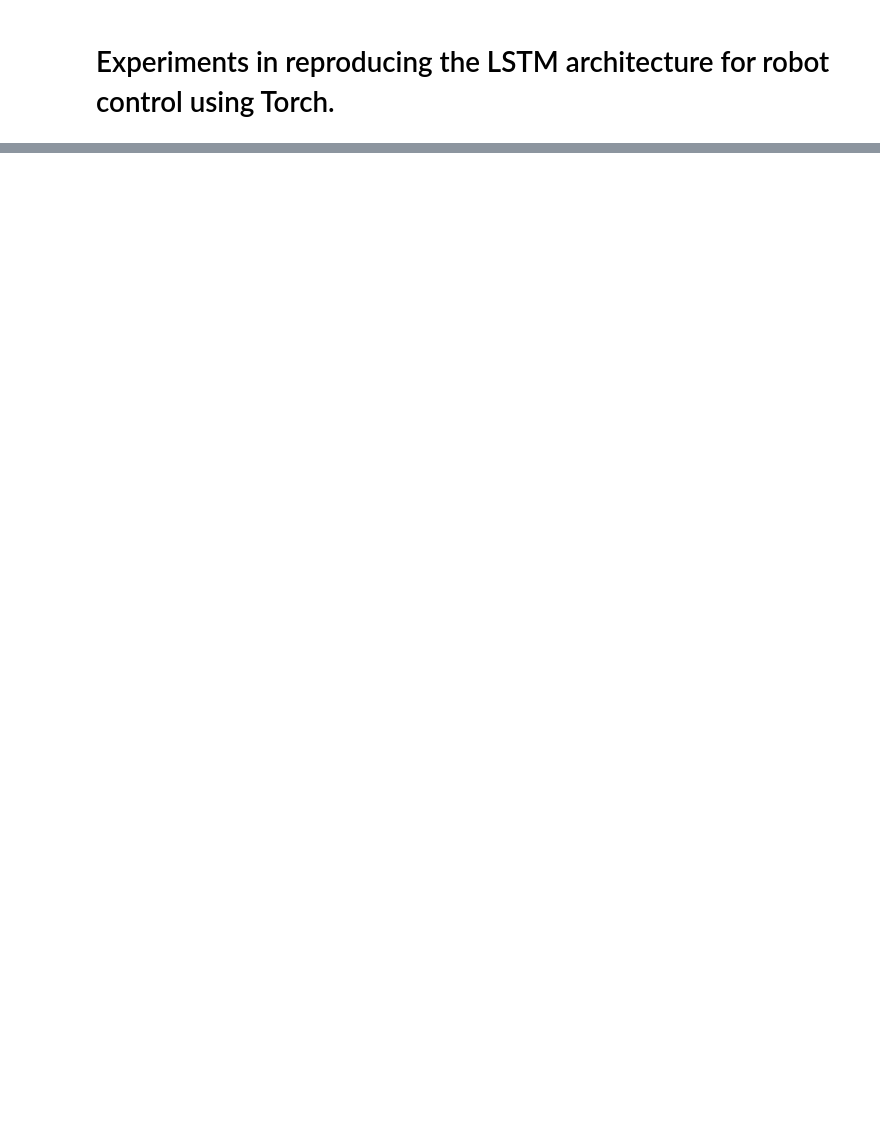
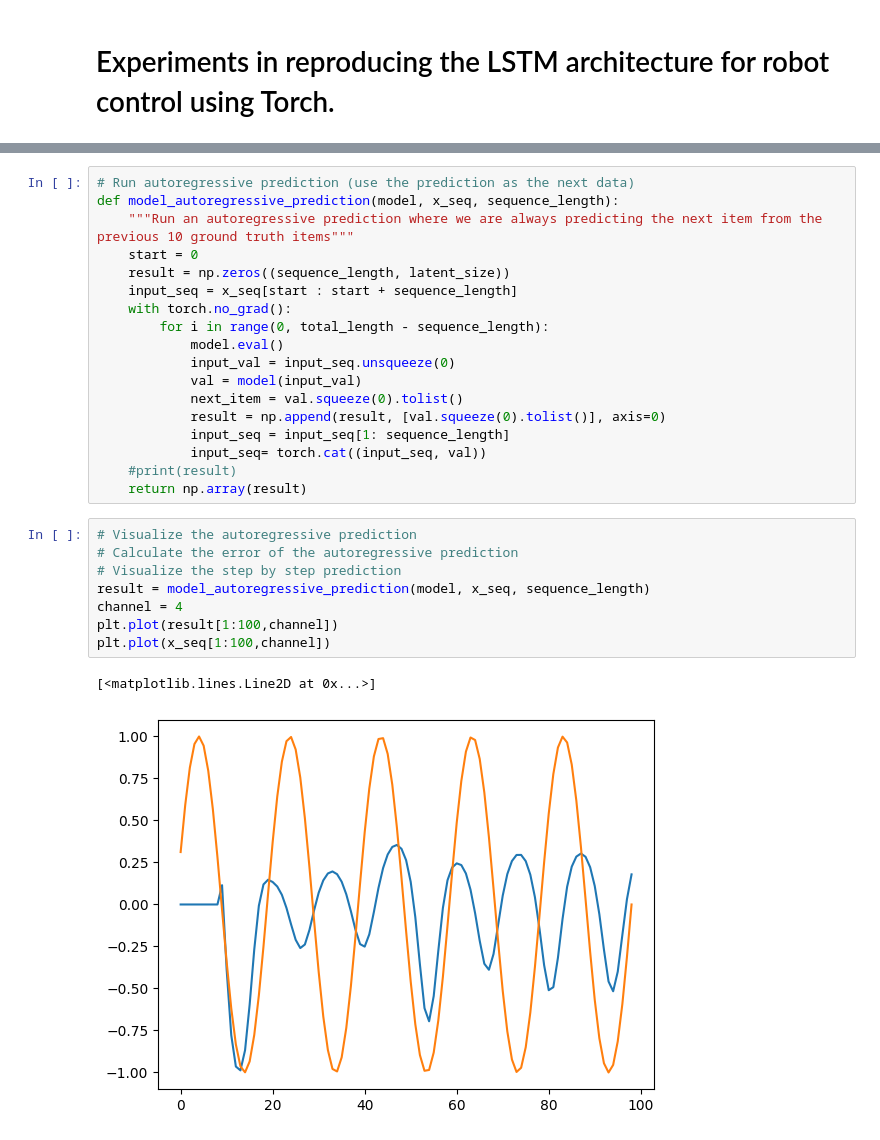
Before and after one commit to Sahara-Sheik/Robotic-Vision, a Jupyter notebook: src/notebooks/LSTM_experiments.ipynb, the cells around one changed output, grey strips where cells are left out. Drawn from its saved outputs; the diff is of its cells as text; blank space fills up the shorter version.

```diff
--- a/src/notebooks/LSTM_experiments.ipynb
+++ b/src/notebooks/LSTM_experiments.ipynb
@@ -279,0 +267,29 @@ plt.plot(dat_origg[4].numpy()[10:100])
+# %%
+# Run autoregressive prediction (use the prediction as the next data)
+def model_autoregressive_prediction(model, x_seq, sequence_length):
+    """Run an autoregressive prediction where we are always predicting the next item from the previous 10 ground truth items"""
+    start = 0
+    result = np.zeros((sequence_length, latent_size))
+    input_seq = x_seq[start : start + sequence_length]
+    with torch.no_grad():
+        for i in range(0, total_length - sequence_length):
+            model.eval()
+            input_val = input_seq.unsqueeze(0)
+            val = model(input_val)
+            next_item = val.squeeze(0).tolist()
+            result = np.append(result, [val.squeeze(0).tolist()], axis=0)
+            input_seq = input_seq[1: sequence_length]
+            input_seq= torch.cat((input_seq, val))
+    #print(result)
+    return np.array(result)
+# %%
+# Visualize the autoregressive prediction
+# Calculate the error of the autoregressive prediction
+# Visualize the step by step prediction
+result = model_autoregressive_prediction(model, x_seq, sequence_length)
+channel = 4
+plt.plot(result[1:100,channel])
+plt.plot(x_seq[1:100,channel])
+# %% [output]
+[<matplotlib.lines.Line2D at 0x...>]
+[figure, added]
```
Also changed, not shown: parts of 22 cells of this notebook.
